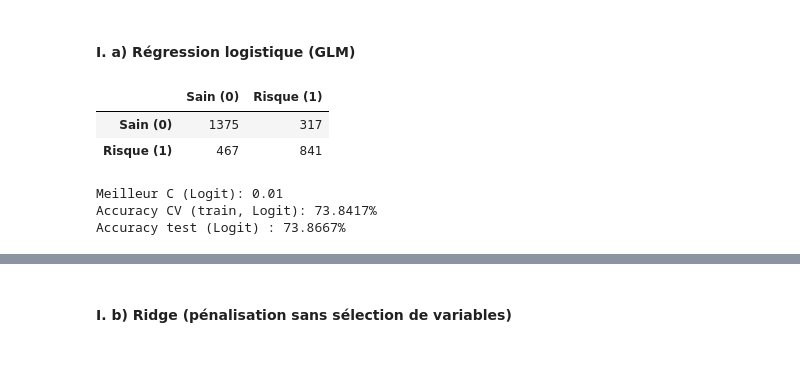
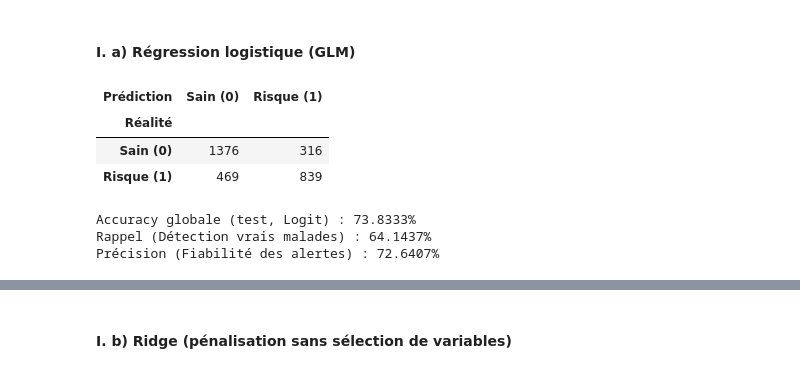
Before and after one commit to clairesn23/machine_learning, a Jupyter notebook: Projet_Python.ipynb, the cells around one changed output, grey strips where cells are left out. Saved outputs shown, nothing was run; the diff lists cells and outputs as text; code cells hidden in the pictures.

```diff
--- a/Projet_Python.ipynb
+++ b/Projet_Python.ipynb
@@ -113,30 +113,41 @@ Xr_test_r = scaler.transform(X_test_r)
 #### I. a) Régression logistique (GLM)
 # %%
 #On commence par un GLM classique pour la classification : la régression logistique.
+
 from sklearn.linear_model import LogisticRegression
 from sklearn.model_selection import GridSearchCV
-from sklearn.metrics import accuracy_score
 
+# Grille d'hyperparamètres (C = 1/λ)
 param=[{"C":[0.005,0.009,0.01,0.011,0.05,0.07,0.1,0.3,0.5,0.7,1,1.2,1.5,1.7,2,3,4]}]
-logit = GridSearchCV(LogisticRegression(solver="liblinear"), param,cv=5,n_jobs=-1)
-logitOpt=logit.fit(Xr_train_c, y_train_c)  # GridSearchCV est lui-même un estimateur
-# paramètre optimal
+logit = GridSearchCV(LogisticRegression(solver="liblinear"), param,cv=5,n_jobs=-1)  #=> en sklearn=1.8.0, le default est d'avoir une pénalité l2
+                                        #Pour avoir une logit pure, il faut absolument mettre C=np.inf et donc pas de GridSearch.....
+logitOpt=logit.fit(Xr_train_c, y_train_c)  # GridSearchCV est lui-même un estimateur=>Je sais pas trop pk on dit ca la....
+
+logitOpt=LogisticRegression(C=np.inf).fit(Xr_train_c, y_train_c) # Logit pure
 # %%
-# Prévision
+from sklearn.metrics import accuracy_score, recall_score, precision_score
+
+# Prédictions
 y_pred_logit = logitOpt.predict(Xr_test_c)
+
+#Table de résultats
 table = pd.crosstab(y_test_c, y_pred_logit,rownames=['Réalité'],colnames=['Prédiction']) # Création de la matrice de confusion
-table.index = ['Sain (0)', 'Risque (1)']
-table.columns = ['Sain (0)', 'Risque (1)']
+table.index = ["Sain (0)", "Risque (1)"]
+table.columns = ["Sain (0)", "Risque (1)"]
+table.index.name = "Réalité"
+table.columns.name = "Prédiction"
 display(table)
 
-print(f"Meilleur C (Logit): {logitOpt.best_params_['C']}")
-print(f"Accuracy CV (train, Logit): {logitOpt.best_score_*100:.4f}%")
-acc_test = accuracy_score(y_test_c, y_pred_logit)
-print(f"Accuracy test (Logit) : {acc_test*100:.4f}%")
+#print(f"Meilleur C (Logit): {logitOpt.best_params_['C']}")
+#print(f"Accuracy CV (train, Logit): {logitOpt.best_score_*100:.4f}%")
+print(f"Accuracy globale (test, Logit) : {accuracy_score(y_test_c, y_pred_logit)*100:.4f}%")
+print(f"Rappel (Détection vrais malades) : {recall_score(y_test_c, y_pred_logit)*100:.4f}%")
+print(f"Précision (Fiabilité des alertes) : {precision_score(y_test_c, y_pred_logit)*100:.4f}%")
 # %% [output]
-|  | Sain (0) | Risque (1) |
-| Sain (0) | 1375 | 317 |
-| Risque (1) | 467 | 841 |
+| Prédiction | Sain (0) | Risque (1) |
+| Réalité |  |  |
+| Sain (0) | 1376 | 316 |
+| Risque (1) | 469 | 839 |
-Meilleur C (Logit): 0.01
-Accuracy CV (train, Logit): 73.8417%
-Accuracy test (Logit) : 73.8667%
+Accuracy globale (test, Logit) : 73.8333%
+Rappel (Détection vrais malades) : 64.1437%
+Précision (Fiabilité des alertes) : 72.6407%
```
Also changed, not shown: parts of 36 cells of this notebook.
